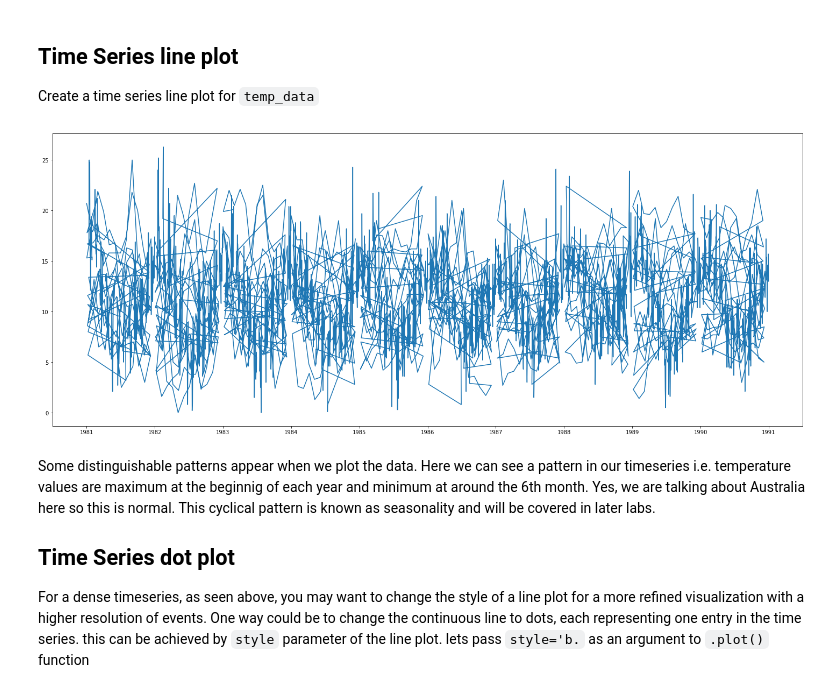
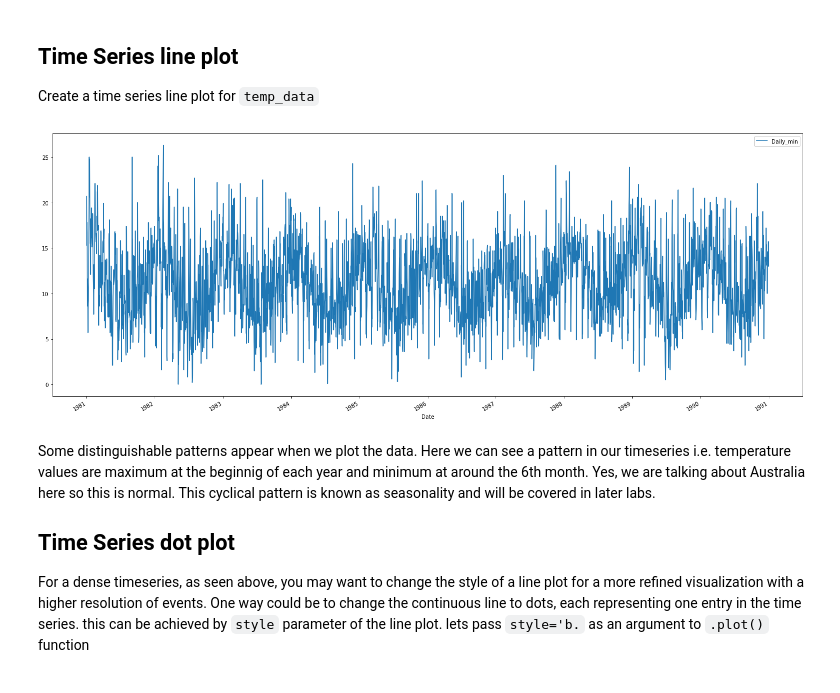
Before and after one commit to MarcSchneider71/dsc-3-25-04-visualizing-time-series-data-lab-nyc-ds-career-012819, a Jupyter notebook: index.ipynb, the cells around one changed output. Saved outputs shown, nothing was run; the diff lists cells and outputs as text; code cells hidden in the pictures.

```diff
--- a/index.ipynb
+++ b/index.ipynb
@@ -50,10 +50,10 @@ Check the info again
 Create a time series line plot for `temp_data`
 # %%
 # Draw a line plot using temp_data
-plt.figure(figsize=(25,10))
-plt.plot(df['Daily_min']);
+df.plot(figsize= (25,10))
+plt.show;
 # %% [output]
-[figure, old version]
+[figure, new version]
 # %% [markdown]
 Some distinguishable patterns appear when we plot the data. Here we can see a pattern in our timeseries i.e. temperature values are maximum at the beginnig of each year and minimum at around the 6th month. Yes, we are talking about Australia here so this is normal. This cyclical pattern is known as seasonality and will be covered in later labs.
 
```
